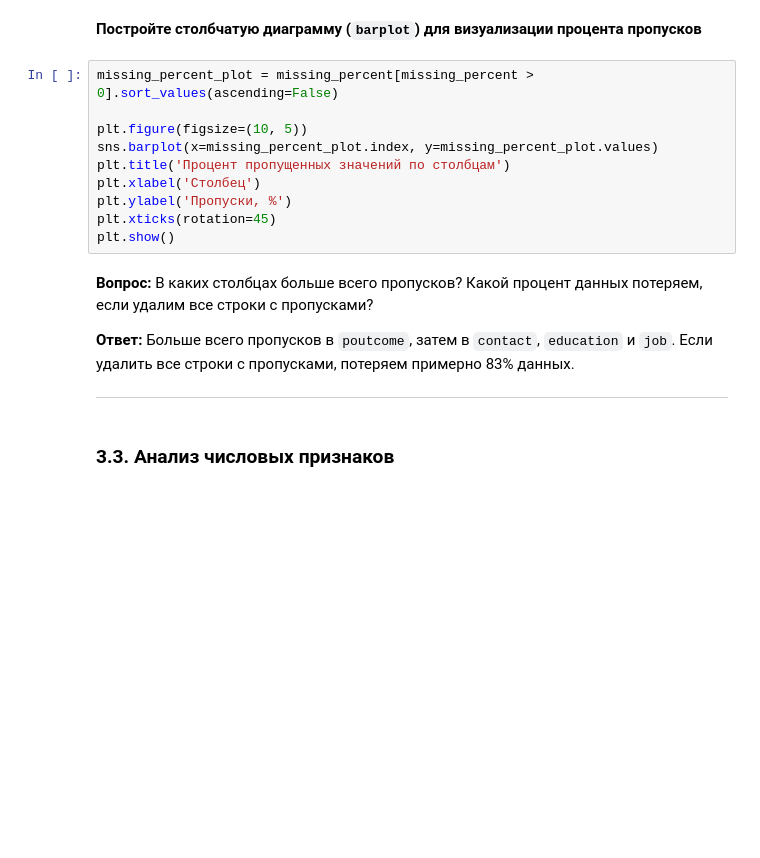
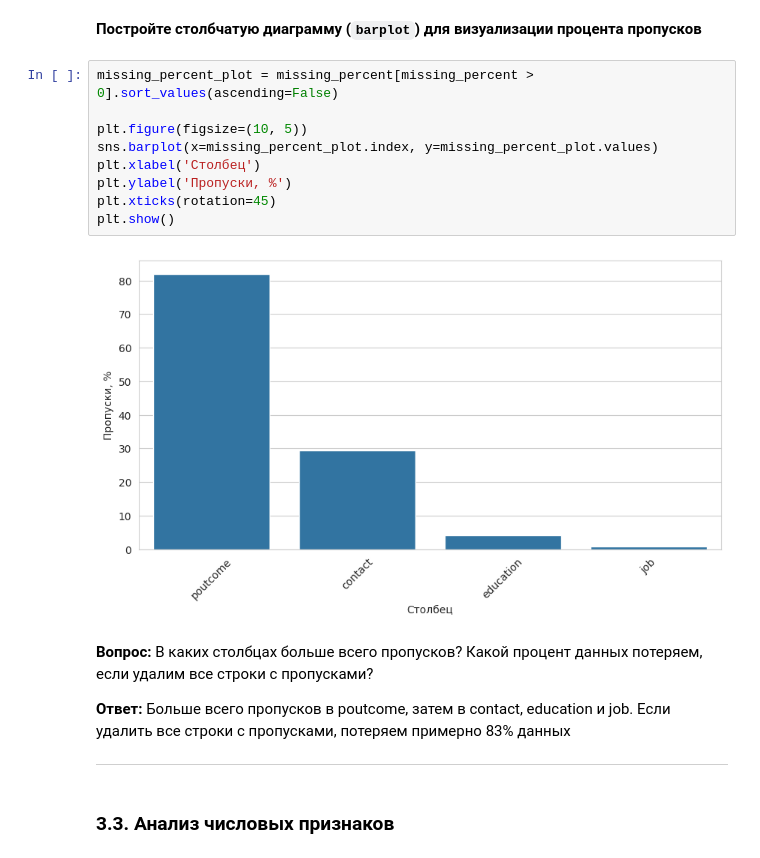
Before and after one commit to runessaa/-Streltsov-Projects, a Jupyter notebook: Практическая_работа_№10_Разведочный_анализ,_предобработка_данных_и_обучение_моделей_классификации.ipynb, the cells around one changed output. Saved outputs shown, nothing was run; the diff lists cells and outputs as text; blank space fills up the shorter version.

```diff
--- a/Практическая_работа_№10_Разведочный_анализ,_предобработка_данных_и_обучение_моделей_классификации.ipynb
+++ b/Практическая_работа_№10_Разведочный_анализ,_предобработка_данных_и_обучение_моделей_классификации.ipynb
@@ -218,17 +332,18 @@ missing_percent.sort_values(ascending=False)
 # %%
 missing_percent_plot = missing_percent[missing_percent > 0].sort_values(ascending=False)
 
 plt.figure(figsize=(10, 5))
 sns.barplot(x=missing_percent_plot.index, y=missing_percent_plot.values)
-plt.title('Процент пропущенных значений по столбцам')
 plt.xlabel('Столбец')
 plt.ylabel('Пропуски, %')
 plt.xticks(rotation=45)
 plt.show()
+# %% [output]
+[figure, added]
 # %% [markdown]
 **Вопрос:** В каких столбцах больше всего пропусков? Какой процент данных потеряем, если удалим все строки с пропусками?
 
-**Ответ:** Больше всего пропусков в `poutcome`, затем в `contact`, `education` и `job`. Если удалить все строки с пропусками, потеряем примерно 83% данных.
+**Ответ:** Больше всего пропусков в poutcome, затем в contact, education и job. Если удалить все строки с пропусками, потеряем примерно 83% данных
 
 ---
 # %% [markdown]
```
Also changed, not shown: parts of 54 cells of this notebook.
